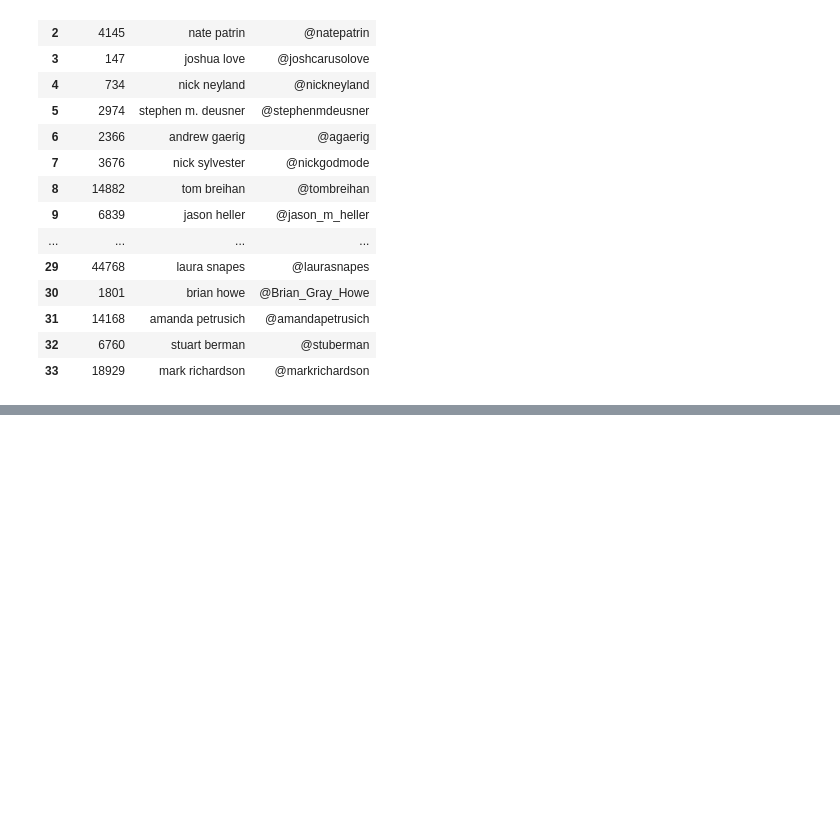
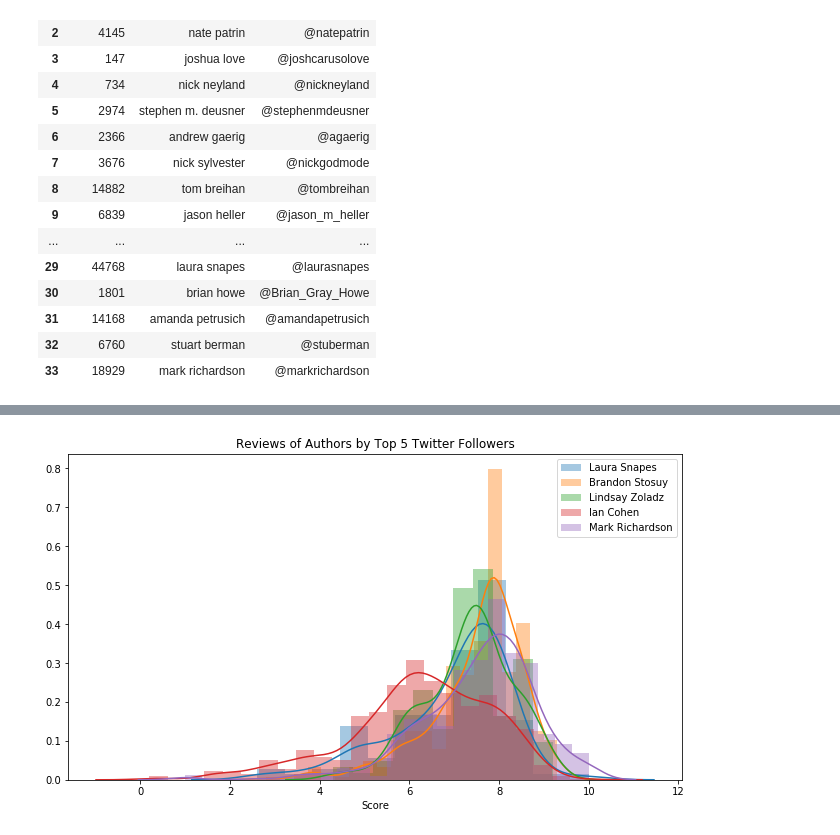
Before and after one commit to jnawjux/pitchfork_review_testing, a Jupyter notebook: Music_Index.ipynb, the cells around one changed output, grey strips where cells are left out. Saved outputs shown, nothing was run; the diff lists cells and outputs as text; code cells hidden in the pictures; blank space fills up the shorter version.

Commit message:
add Twitter analysis

```diff
--- a/Music_Index.ipynb
+++ b/Music_Index.ipynb
@@ -571,0 +568,4 @@ plt.show();
+# %%
+authors = ['joe tangari', 'ian cohen', 'mark richardson']
+for name in authors:
+    print(f"Mean score - {name.title()}: {round(elec_df.loc[elec_df['author'] == name, 'score'].mean(), 3)}")
@@ -691,0 +732,13 @@ author_tw
+# %%
+authors = ['laura snapes', 'brandon stosuy', 'lindsay zoladz', 'ian cohen', 'mark richardson']
+#poprb_df = rg2_df[(rg2_df['pop/r&b'] == 1) & (rg2_df['>200_reviews'] == 1)]
+
+plt.figure(figsize=(11,6))
+for name in authors:
+    sns.distplot(rg2_df.loc[rg2_df['author'] == name, 'score'], label=name.title(), hist=True, kde=True)
+plt.title("Reviews of Authors by Top 5 Twitter Followers")
+plt.xlabel("Score")
+plt.legend()
+plt.show();
+# %% [output]
+[figure, added]
```
Also changed, not shown: parts of 31 cells of this notebook.
